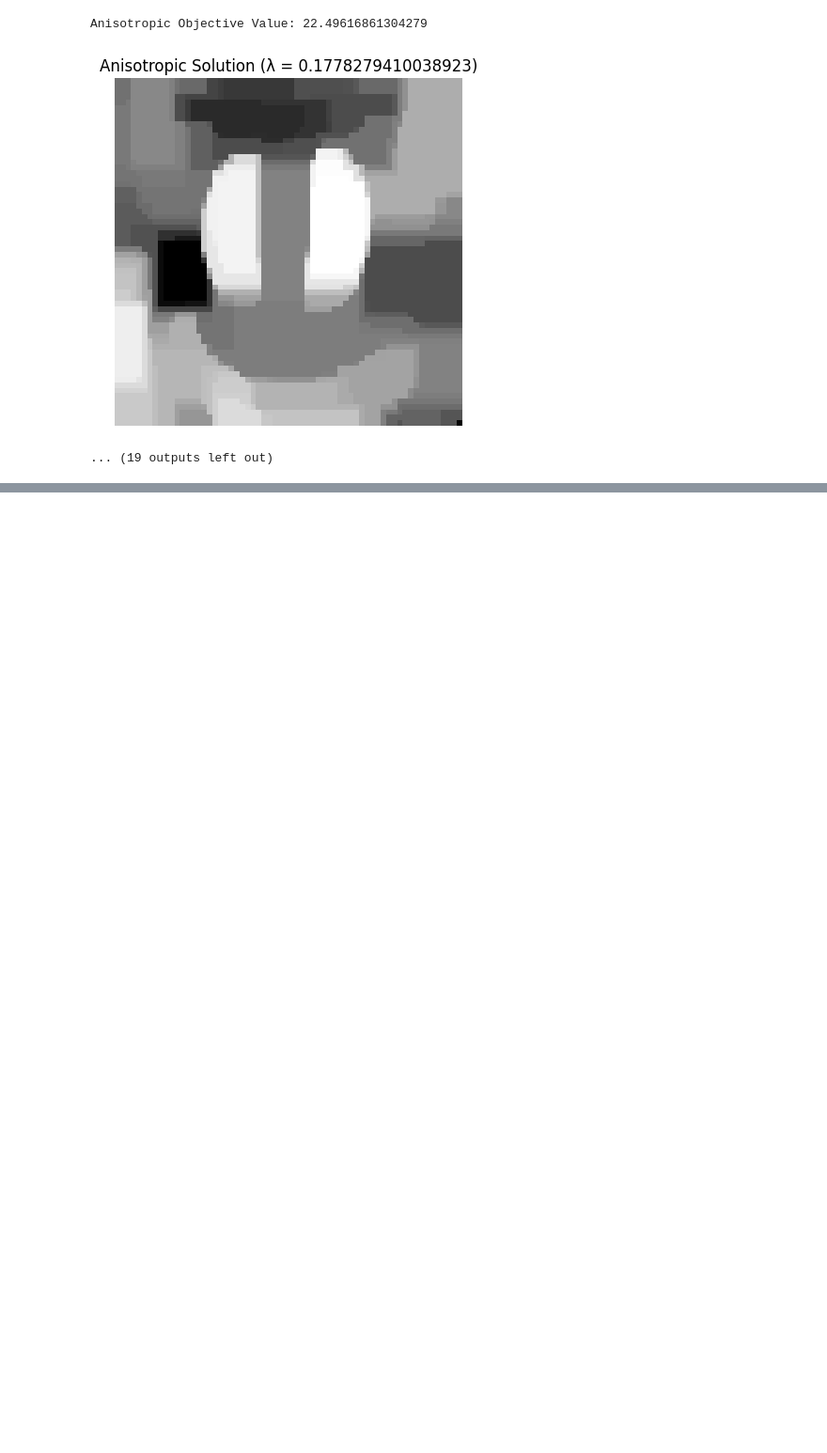
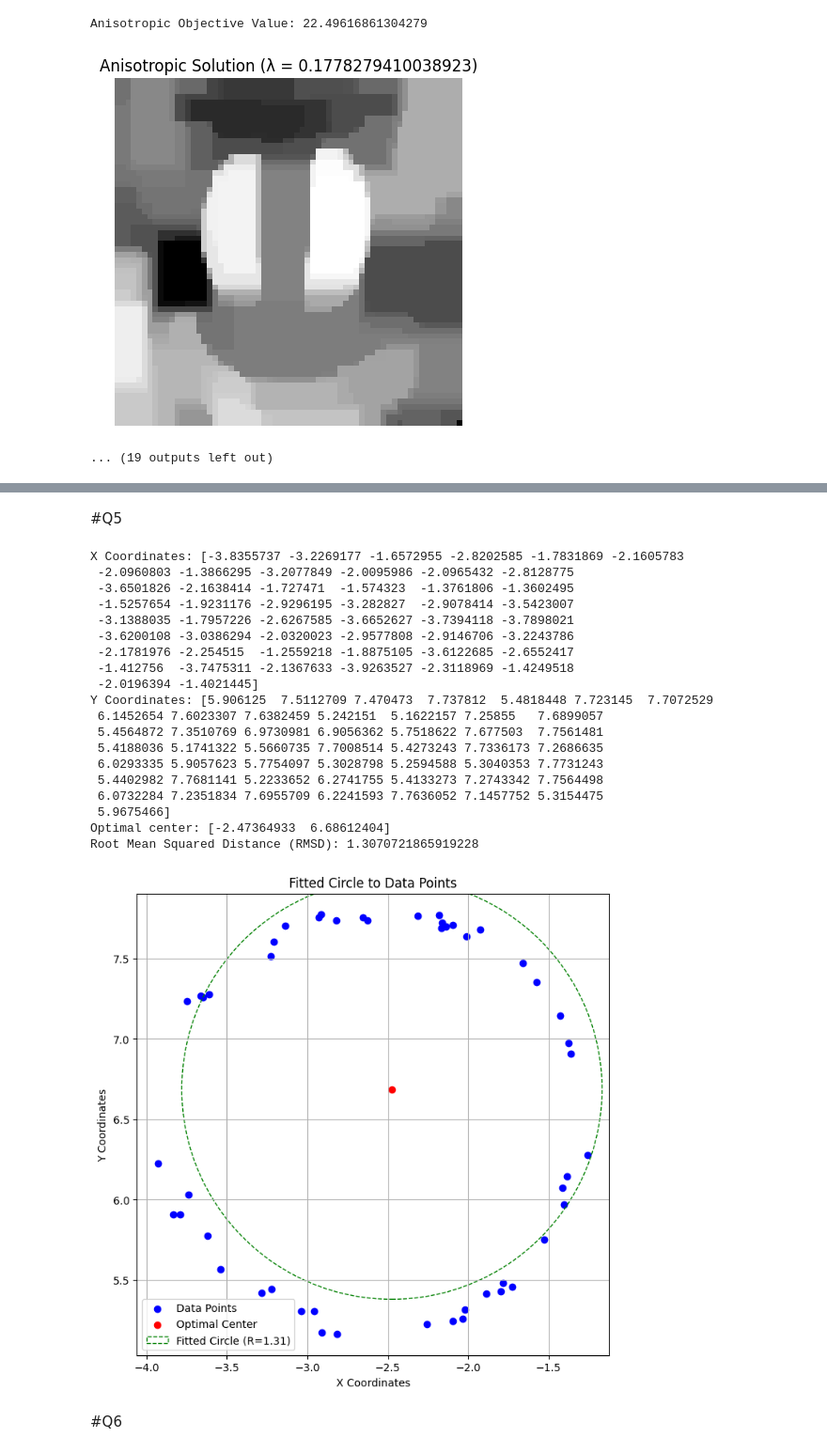
Before and after one commit to AmirHosseinNaghdi2003/convex-optimization, a Jupyter notebook: CHW1/CO_CHW1.ipynb, the cells around one changed output, grey strips where cells are left out. Shown at 94% size. Saved outputs shown, nothing was run; the diff lists cells and outputs as text; code cells hidden in the pictures; blank space fills up the shorter version.

```diff
--- a/CHW1/CO_CHW1.ipynb
+++ b/CHW1/CO_CHW1.ipynb
@@ -314,0 +552,67 @@ Anisotropic Objective Value: 22.49616861304279
+# %% [markdown]
+#Q5
+# %%
+import numpy as np
+import cvxpy as cvx
+import matplotlib.pyplot as plt
+
+file_path = 'Q5.npz'
+data = np.load(file_path)
+
+x_coords, y_coords = data['U'][0], data['U'][1]
+
+print("X Coordinates:", x_coords)
+print("Y Coordinates:", y_coords)
+
+cx = cvx.Variable()
+cy = cvx.Variable()
+
+obj = cvx.Minimize(cvx.sum(cvx.norm(cvx.vstack((x_coords - cx, y_coords - cy)), axis=0)))
+
+prob = cvx.Problem(obj)
+prob.solve()
+
+xc = np.array([cx.value, cy.value])
+print(f"Optimal center: {xc}")
+
+distances = np.sqrt((x_coords - xc[0])**2 + (y_coords - xc[1])**2)
+rms_distance = np.sqrt(np.mean(distances**2))
+print(f"Root Mean Squared Distance (RMSD): {rms_distance}")
+
+plt.figure(figsize=(8, 8))
+plt.scatter(x_coords, y_coords, color='blue', label='Data Points')
+plt.scatter(xc[0], xc[1], color='red', label='Optimal Center')
+
+circle = plt.Circle(xc, rms_distance, color='green', fill=False, linestyle='--', label=f'Fitted Circle (R={rms_distance:.2f})')
+plt.gca().add_artist(circle)
+
+plt.xlabel('X Coordinates')
+plt.ylabel('Y Coordinates')
+plt.title('Fitted Circle to Data Points')
+plt.gca().set_aspect('equal', adjustable='box')
+plt.grid(True)
+plt.legend()
+plt.show()
+# %% [output]
+X Coordinates: [-3.8355737 -3.2269177 -1.6572955 -2.8202585 -1.7831869 -2.1605783
+ -2.0960803 -1.3866295 -3.2077849 -2.0095986 -2.0965432 -2.8128775
+ -3.6501826 -2.1638414 -1.727471  -1.574323  -1.3761806 -1.3602495
+ -1.5257654 -1.9231176 -2.9296195 -3.282827  -2.9078414 -3.5423007
+ -3.1388035 -1.7957226 -2.6267585 -3.6652627 -3.7394118 -3.7898021
+ -3.6200108 -3.0386294 -2.0320023 -2.9577808 -2.9146706 -3.2243786
+ -2.1781976 -2.254515  -1.2559218 -1.8875105 -3.6122685 -2.6552417
+ -1.412756  -3.7475311 -2.1367633 -3.9263527 -2.3118969 -1.4249518
+ -2.0196394 -1.4021445]
+Y Coordinates: [5.906125  7.5112709 7.470473  7.737812  5.4818448 7.723145  7.7072529
+ 6.1452654 7.6023307 7.6382459 5.242151  5.1622157 7.25855   7.6899057
+ 5.4564872 7.3510769 6.9730981 6.9056362 5.7518622 7.677503  7.7561481
+ 5.4188036 5.1741322 5.5660735 7.7008514 5.4273243 7.7336173 7.2686635
+ 6.0293335 5.9057623 5.7754097 5.3028798 5.2594588 5.3040353 7.7731243
+ 5.4402982 7.7681141 5.2233652 6.2741755 5.4133273 7.2743342 7.7564498
+ 6.0732284 7.2351834 7.6955709 6.2241593 7.7636052 7.1457752 5.3154475
+ 5.9675466]
+Optimal center: [-2.47364933  6.68612404]
+Root Mean Squared Distance (RMSD): 1.3070721865919228
+[figure, added]
+# %% [markdown]
+#Q6
```
Also changed, not shown: parts of 11 cells of this notebook, 1 other file.
